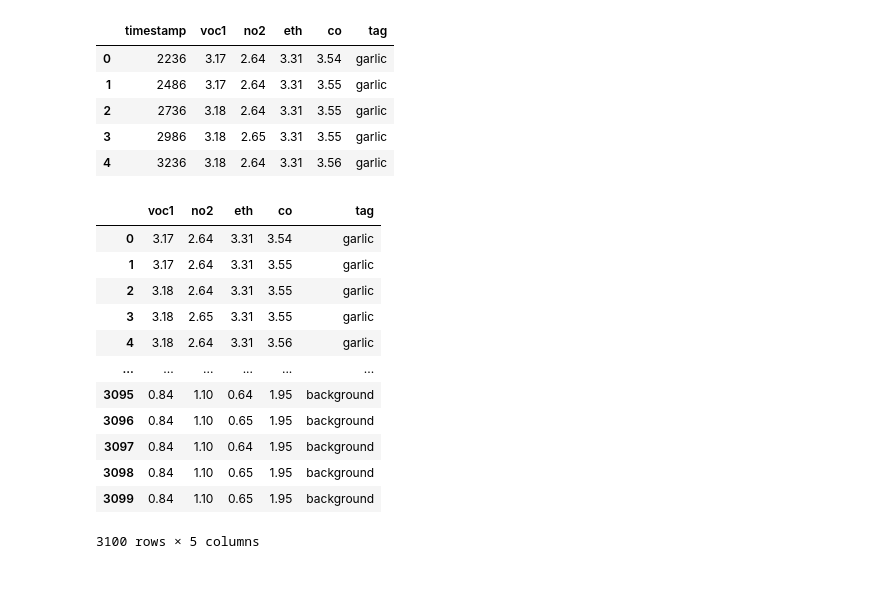
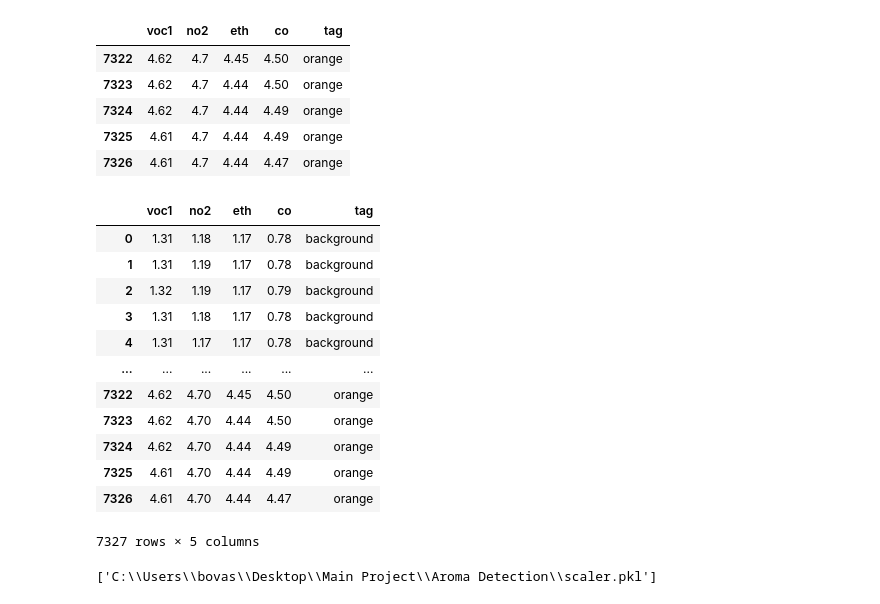
Before and after one commit to boaz16/Aroma-Detection, a Jupyter notebook: ann_model.ipynb, the cells around one changed output. Drawn from its saved outputs; the diff is of its cells as text; code cells hidden in the pictures.

```diff
--- a/ann_model.ipynb
+++ b/ann_model.ipynb
@@ -5,13 +5,13 @@ from tensorflow.keras.layers import Dense
 from sklearn.model_selection import train_test_split
 from sklearn.preprocessing import StandardScaler
 import pandas as pd
-dat = pd.read_csv(r'C:\Users\bovas\Desktop\Main Project\Aroma Detection\garlic.csv')
+data = pd.read_csv(r'C:\Users\bovas\Desktop\Main Project\Aroma Detection\data.csv')
 # %%
-dat.head()
+data.tail()
 # %% [output]
-|  | timestamp | voc1 | no2 | eth | co | tag |
-| 0 | 2236 | 3.17 | 2.64 | 3.31 | 3.54 | garlic |
-| 1 | 2486 | 3.17 | 2.64 | 3.31 | 3.55 | garlic |
-| 2 | 2736 | 3.18 | 2.64 | 3.31 | 3.55 | garlic |
-| 3 | 2986 | 3.18 | 2.65 | 3.31 | 3.55 | garlic |
-| 4 | 3236 | 3.18 | 2.64 | 3.31 | 3.56 | garlic |
+|  | voc1 | no2 | eth | co | tag |
+| 7322 | 4.62 | 4.7 | 4.45 | 4.50 | orange |
+| 7323 | 4.62 | 4.7 | 4.44 | 4.50 | orange |
+| 7324 | 4.62 | 4.7 | 4.44 | 4.49 | orange |
+| 7325 | 4.61 | 4.7 | 4.44 | 4.49 | orange |
+| 7326 | 4.61 | 4.7 | 4.44 | 4.47 | orange |
@@ -20,29 +18,39 @@ dat.drop(['timestamp'],axis=1, inplace=True)
 # %%
-dat
+data
 # %% [output]
 |  | voc1 | no2 | eth | co | tag |
-| 0 | 3.17 | 2.64 | 3.31 | 3.54 | garlic |
-| 1 | 3.17 | 2.64 | 3.31 | 3.55 | garlic |
-| 2 | 3.18 | 2.64 | 3.31 | 3.55 | garlic |
-| 3 | 3.18 | 2.65 | 3.31 | 3.55 | garlic |
-| 4 | 3.18 | 2.64 | 3.31 | 3.56 | garlic |
+| 0 | 1.31 | 1.18 | 1.17 | 0.78 | background |
+| 1 | 1.31 | 1.19 | 1.17 | 0.78 | background |
+| 2 | 1.32 | 1.19 | 1.17 | 0.79 | background |
+| 3 | 1.31 | 1.18 | 1.17 | 0.78 | background |
+| 4 | 1.31 | 1.17 | 1.17 | 0.78 | background |
 | ... | ... | ... | ... | ... | ... |
-| 3095 | 0.84 | 1.10 | 0.64 | 1.95 | background |
-| 3096 | 0.84 | 1.10 | 0.65 | 1.95 | background |
-| 3097 | 0.84 | 1.10 | 0.64 | 1.95 | background |
-| 3098 | 0.84 | 1.10 | 0.65 | 1.95 | background |
-| 3099 | 0.84 | 1.10 | 0.65 | 1.95 | background |
+| 7322 | 4.62 | 4.70 | 4.45 | 4.50 | orange |
+| 7323 | 4.62 | 4.70 | 4.44 | 4.50 | orange |
+| 7324 | 4.62 | 4.70 | 4.44 | 4.49 | orange |
+| 7325 | 4.61 | 4.70 | 4.44 | 4.49 | orange |
+| 7326 | 4.61 | 4.70 | 4.44 | 4.47 | orange |
-3100 rows × 5 columns
+7327 rows × 5 columns
 # %%
-X, y = dat[['voc1','no2','eth','co']], dat['tag']
+X, y = data[['voc1','no2','eth','co']], data['tag']
 
 from sklearn.preprocessing import LabelEncoder
+from keras.utils import to_categorical
+from joblib import dump, load
+
 label_encoder = LabelEncoder()
 y = label_encoder.fit_transform(y)
+y_categorical = to_categorical(y, num_classes=3)
 
-X_train, X_test, y_train, y_test = train_test_split(X, y, test_size=0.2, random_state=42)
+X_train, X_test, y_train, y_test = train_test_split(X, y_categorical, test_size=0.2, random_state=42)
 
 scaler = StandardScaler()
 X_train = scaler.fit_transform(X_train)
 X_test = scaler.transform(X_test)
+
+# Save the scaler
+scaler_path = (r'C:\Users\bovas\Desktop\Main Project\Aroma Detection\scaler.pkl')
+dump(scaler, scaler_path)
+# %% [output]
+['C:\\Users\\bovas\\Desktop\\Main Project\\Aroma Detection\\scaler.pkl']
 # %%
```
Also changed, not shown: parts of 10 cells of this notebook, 8 other files.
